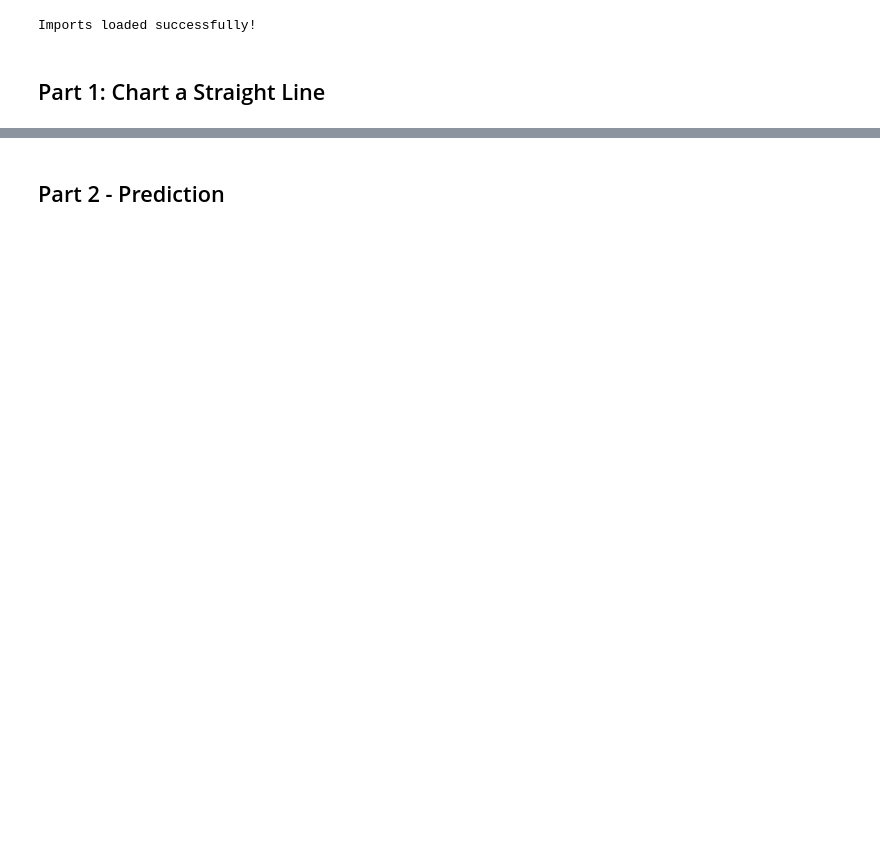
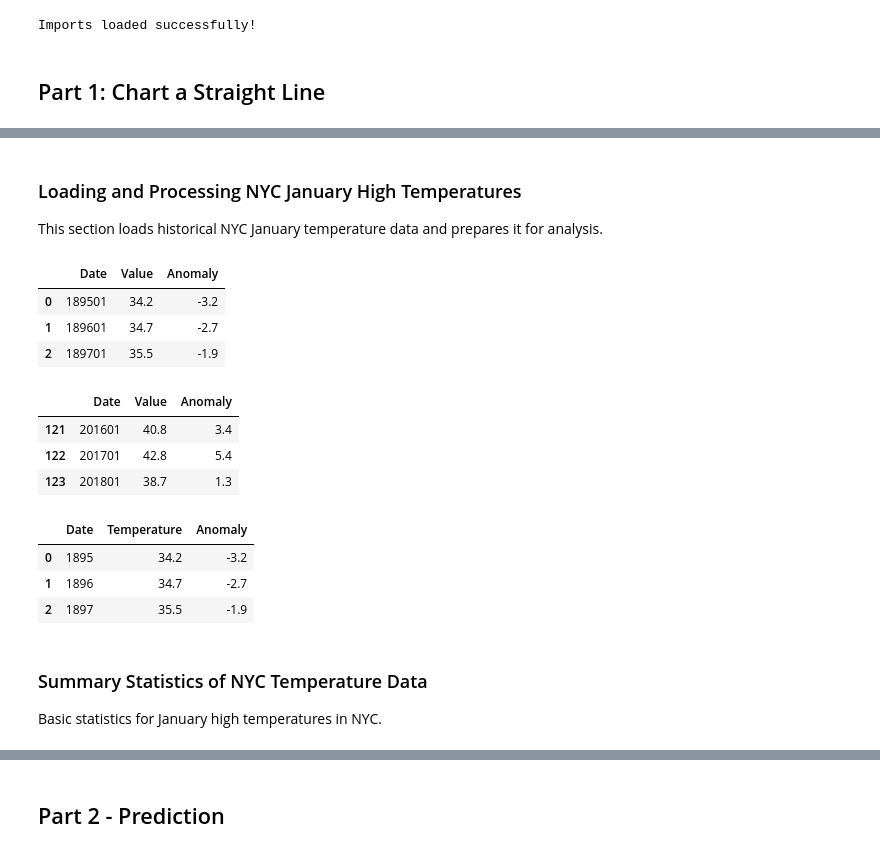
Before and after one commit to ssowers2/datafun-07-applied, a Jupyter notebook: sowers.ml.ipynb, the cells around one changed output, grey strips where cells are left out. Cells and saved outputs as stored; diff of their text form; code cells hidden in the pictures; blank space fills up the shorter version.

```diff
--- a/sowers.ml.ipynb
+++ b/sowers.ml.ipynb
@@ -92,0 +56,40 @@ Name: Temperature, dtype: float64
+# %% [markdown]
+### Loading and Processing NYC January High Temperatures
+This section loads historical NYC January temperature data and prepares it for analysis.
+# %%
+# Loads dataset
+nyc_df = pd.read_csv('data/ave_hi_nyc_jan_1895-2018.csv')
+
+# Display the first 3 rows of the dataset to check the structure and column names
+display(nyc_df.head(3))
+
+# Display the last 3 rows to verify data consistency and completeness
+display(nyc_df.tail(3))
+
+# Renaming columns for better readability
+nyc_df.columns = ['Date', 'Temperature', 'Anomaly']
+
+# Check the data type of the 'Date' column to ensure it's numeric
+nyc_df.Date.dtype
+
+#Convert YYYYMM to YYYY (truncate last two digits)
+nyc_df.Date = nyc_df.Date.floordiv(100)
+
+#
+display(nyc_df.head(3))
+# %% [output]
+|  | Date | Value | Anomaly |
+| 0 | 189501 | 34.2 | -3.2 |
+| 1 | 189601 | 34.7 | -2.7 |
+| 2 | 189701 | 35.5 | -1.9 |
+|  | Date | Value | Anomaly |
+| 121 | 201601 | 40.8 | 3.4 |
+| 122 | 201701 | 42.8 | 5.4 |
+| 123 | 201801 | 38.7 | 1.3 |
+|  | Date | Temperature | Anomaly |
+| 0 | 1895 | 34.2 | -3.2 |
+| 1 | 1896 | 34.7 | -2.7 |
+| 2 | 1897 | 35.5 | -1.9 |
+# %% [markdown]
+### Summary Statistics of NYC Temperature Data
+Basic statistics for January high temperatures in NYC.
```
Also changed, not shown: parts of 18 cells of this notebook.
